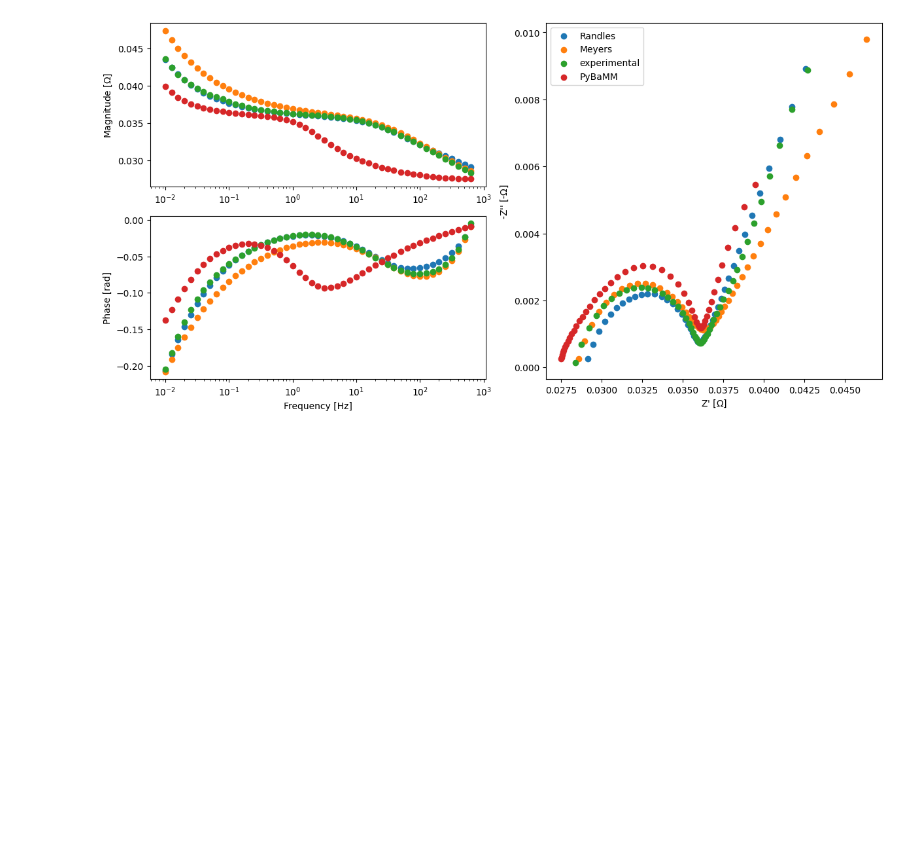
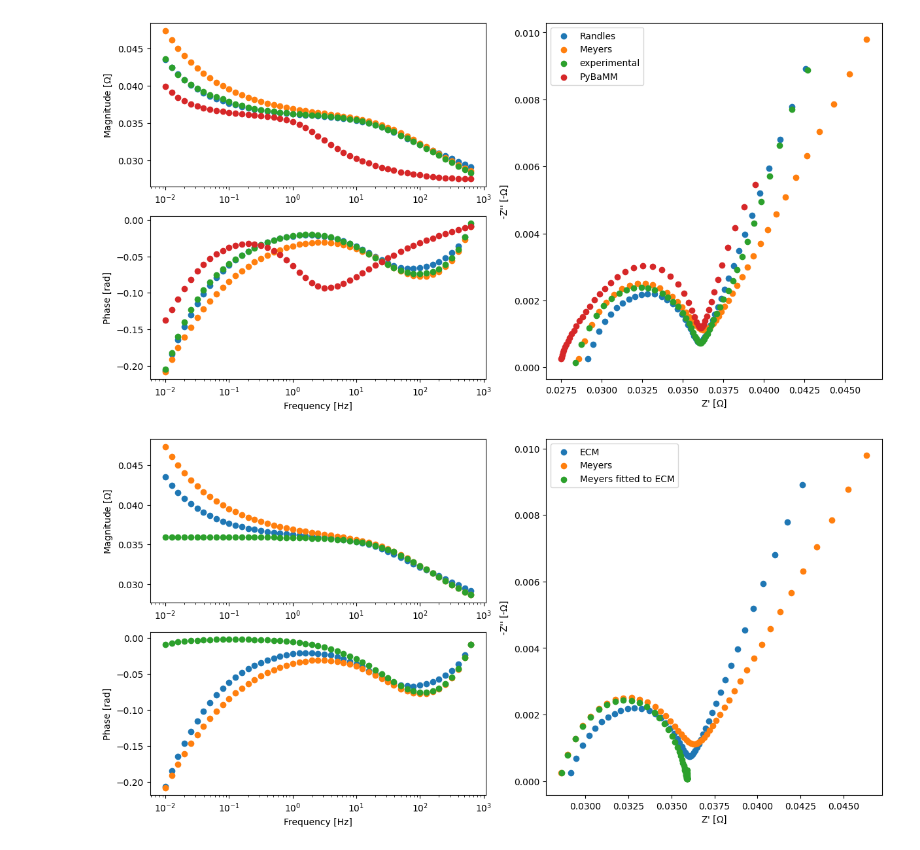
Before and after one commit to samaard2001/EIS-code, a Jupyter notebook: Code/EIS_main_code.ipynb, the cells around one changed output. Cells and saved outputs as stored; diff of their text form; code cells hidden in the pictures; blank space fills up the shorter version.

```diff
--- a/Code/EIS_main_code.ipynb
+++ b/Code/EIS_main_code.ipynb
@@ -345,3 +369,17 @@ plot_impedance([(freq, Z_randles_opt),
                 (freq, Z_pybamm_after)],['Randles', 'Meyers', 'experimental', 'PyBaMM'])
 # %% [output]
 [figure]
+# %%
+from utils.optimize_from_Randles import optimize_randles
+
+final_diff, opt_meyers_f_randles = optimize_randles(i, a_meyers_all, calc_meyers_all_Z)
+Z_meyers_f_randles = calc_meyers_all_Z(opt_meyers_f_randles, freq)
+
+#final_diff2, opt_meyers_f = optimize_diff(i, a_meyers_all, calc_meyers_all_Z)
+Z_meyers_opt = calc_meyers_all_Z(dict_to_list(a_meyers_all), freq)
+
+plot_impedance([(freq, Z_randles_opt),
+                (freq, Z_meyers_opt),
+                (freq, Z_meyers_f_randles)],['ECM', 'Meyers', 'Meyers fitted to ECM'])
+# %% [output]
+[figure, added]
```
Also changed, not shown: parts of 3 cells of this notebook, 5 other files.
